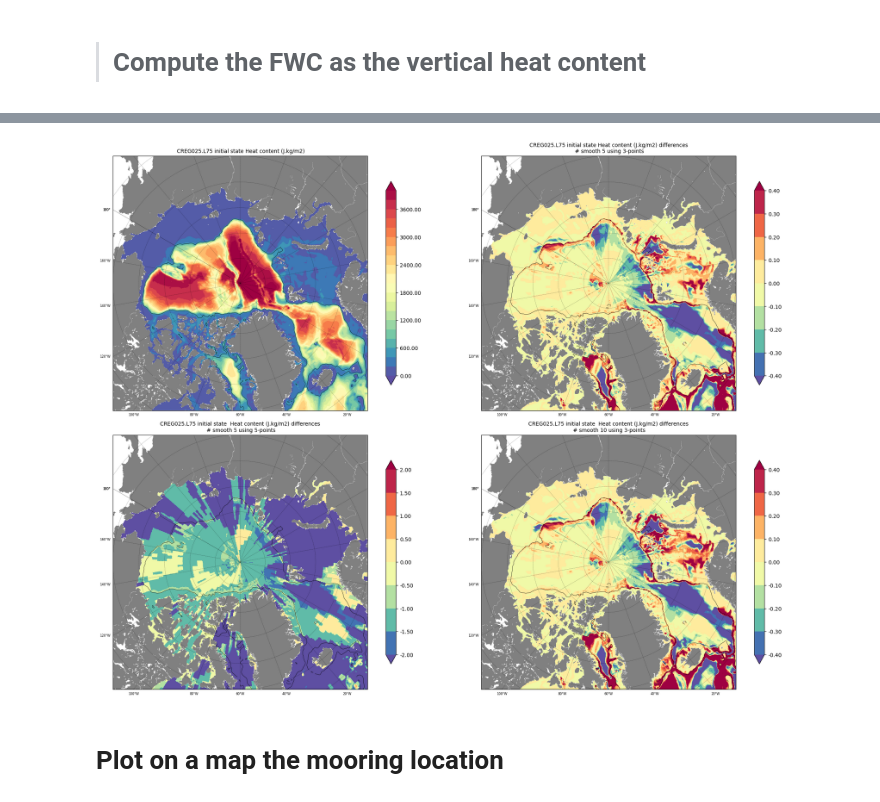
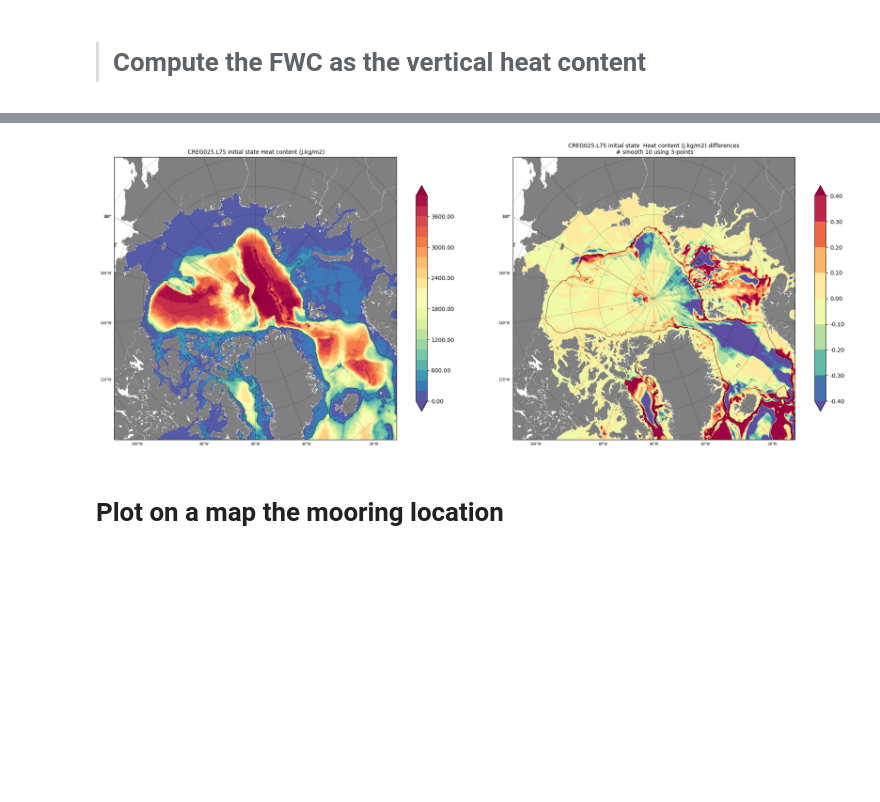
Before and after one commit to ctalandi/TOOLS, a Jupyter notebook: OTHERS/CREG025.L75_InitialStateSmoothingCheck.ipynb, the cells around one changed output, grey strips where cells are left out. Saved outputs shown, nothing was run; the diff lists cells and outputs as text; code cells hidden in the pictures; blank space fills up the shorter version.

```diff
--- a/OTHERS/CREG025.L75_InitialStateSmoothingCheck.ipynb
+++ b/OTHERS/CREG025.L75_InitialStateSmoothingCheck.ipynb
@@ -331,22 +331,6 @@ Data variables:
     tmask    (z, y, x) int8 0 0 0 0 0 0 0 0 0 0 0 0 ... 0 0 0 0 0 0 0 0 0 0 0 0
     e3t_0    (z, y, x) float64 1.024 1.024 1.024 1.024 1.024 ... 0.0 0.0 0.0 0.0
 # %%
-DATA_PATH='/data0/project/drakkar/CONFIGS/CREG025.L75/GRID/'
-filein='CREG025.L75-NEMO420DIN_OCEinit_gridT_SM5_WIN3.nc'
-ds_s5w3=xr.open_dataset(DATA_PATH+filein,drop_variables=["x", "y"])
-
-lSA, lCT=SA_CT(ds_s5w3['vosaline'].isel(time_counter=0),ds_s5w3['votemper'].isel(time_counter=0),pressure,ds_init['nav_lon'],ds_init['nav_lat'])
-ds_SMX['SA_s5w3']=(('z','y','x'),lSA.data)
-ds_SMX['CT_s5w3']=(('z','y','x'),lCT.data)
-
-DATA_PATH='/data0/project/drakkar/CONFIGS/CREG025.L75/GRID/'
-filein='CREG025.L75-NEMO420DIN_OCEinit_gridT_SM5_WIN5.nc'
-ds_s5w5=xr.open_dataset(DATA_PATH+filein,drop_variables=["x", "y"])
-
-lSA, lCT=SA_CT(ds_s5w5['vosaline'].isel(time_counter=0),ds_s5w5['votemper'].isel(time_counter=0),pressure,ds_init['nav_lon'],ds_init['nav_lat'])
-ds_SMX['SA_s5w5']=(('z','y','x'),lSA.data)
-ds_SMX['CT_s5w5']=(('z','y','x'),lCT.data)
-
 DATA_PATH='/data0/project/drakkar/CONFIGS/CREG025.L75/GRID/'
 filein='CREG025.L75-NEMO420DIN_OCEinit_gridT_SM10.nc'
 ds_s10w3=xr.open_dataset(DATA_PATH+filein,drop_variables=["x", "y"])
@@ -358,13 +342,9 @@ ds_SMX['CT_s10w3']=(('z','y','x'),lCT.data)
 > # Compute the FWC as the vertical heat content
 # %%
 ds_SMX['FWC']=(('y','x'),func_FWC(ds_SMX.SA,ds_SMX.tmask,ds_SMX.e3t_0).data)
-ds_SMX['FWC_s5w3']=(('y','x'),func_FWC(ds_SMX.SA_s5w3,ds_SMX.tmask,ds_SMX.e3t_0).data)
-ds_SMX['FWC_s5w5']=(('y','x'),func_FWC(ds_SMX.SA_s5w5,ds_SMX.tmask,ds_SMX.e3t_0).data)
 ds_SMX['FWC_s10w3']=(('y','x'),func_FWC(ds_SMX.SA_s10w3,ds_SMX.tmask,ds_SMX.e3t_0).data)
 # %%
 ds_SMX['HCT']=(('y','x'),func_FWC(ds_SMX.CT,ds_SMX.tmask,ds_SMX.e3t_0).data)
-ds_SMX['HCT_s5w3']=(('y','x'),func_FWC(ds_SMX.CT_s5w3,ds_SMX.tmask,ds_SMX.e3t_0).data)
-ds_SMX['HCT_s5w5']=(('y','x'),func_FWC(ds_SMX.CT_s5w5,ds_SMX.tmask,ds_SMX.e3t_0).data)
 ds_SMX['HCT_s10w3']=(('y','x'),func_FWC(ds_SMX.CT_s10w3,ds_SMX.tmask,ds_SMX.e3t_0).data)
 # %%
 plt.figure(figsize=(20,15))
@@ -395,30 +365,19 @@ plt.tight_layout()
 # %%
 plt.figure(figsize=(20,15))
 
 plt.subplot(221)
 Arc_Bat(ztype='isol500')
 m=Arc_plot(ds_SMX.nav_lon,ds_SMX.nav_lat,ds_SMX['HCT'],np.arange(0,21)*200.,[0.,4000.],zmy_cmap='Spectral_r')
 plt.title( ' CREG025.L75 initial state Heat content (J.kg/m2)',fontsize=10)
 
 plt.subplot(222)
 Arc_Bat(ztype='isol500')
-m=Arc_plot(ds_SMX.nav_lon,ds_SMX.nav_lat,ds_SMX['HCT_s5w3']-ds_SMX['HCT'],np.arange(0,9)*0.1-0.4,[-.4,0.4],zmy_cmap='Spectral_r')
-plt.title( ' CREG025.L75 initial state Heat content (J.kg/m2) differences \n # smooth 5 using 3-points',fontsize=10)
-
-plt.subplot(223)
-Arc_Bat(ztype='isol500')
-#m=Arc_plot(ds_SMX.nav_lon,ds_SMX.nav_lat,ds_SMX['HCT_s5w5']-ds_SMX['HCT'],np.arange(0,9)*0.1-0.4,[-.4,0.4],zmy_cmap='Spectral_r')
-m=Arc_plot(ds_SMX.nav_lon,ds_SMX.nav_lat,ds_SMX['HCT_s5w5']-ds_SMX['HCT'],np.arange(0,9)*0.5-2.,[-2.,2.],zmy_cmap='Spectral_r')
-plt.title( ' CREG025.L75 initial state  Heat content (J.kg/m2) differences \n # smooth 5 using 5-points',fontsize=10)
-
-plt.subplot(224)
-Arc_Bat(ztype='isol500')
 m=Arc_plot(ds_SMX.nav_lon,ds_SMX.nav_lat,ds_SMX['HCT_s10w3']-ds_SMX['HCT'],np.arange(0,9)*0.1-0.4,[-.4,0.4],zmy_cmap='Spectral_r')
 plt.title( ' CREG025.L75 initial state  Heat content (J.kg/m2) differences \n # smooth 10 using 3-points',fontsize=10)
 
 plt.tight_layout()
 # %% [output]
-[figure, old version]
+[figure, new version]
 # %% [markdown]
 # Plot on a map the mooring location
 # %%
```
Also changed, not shown: parts of 1 cell of this notebook, 1 other file.
